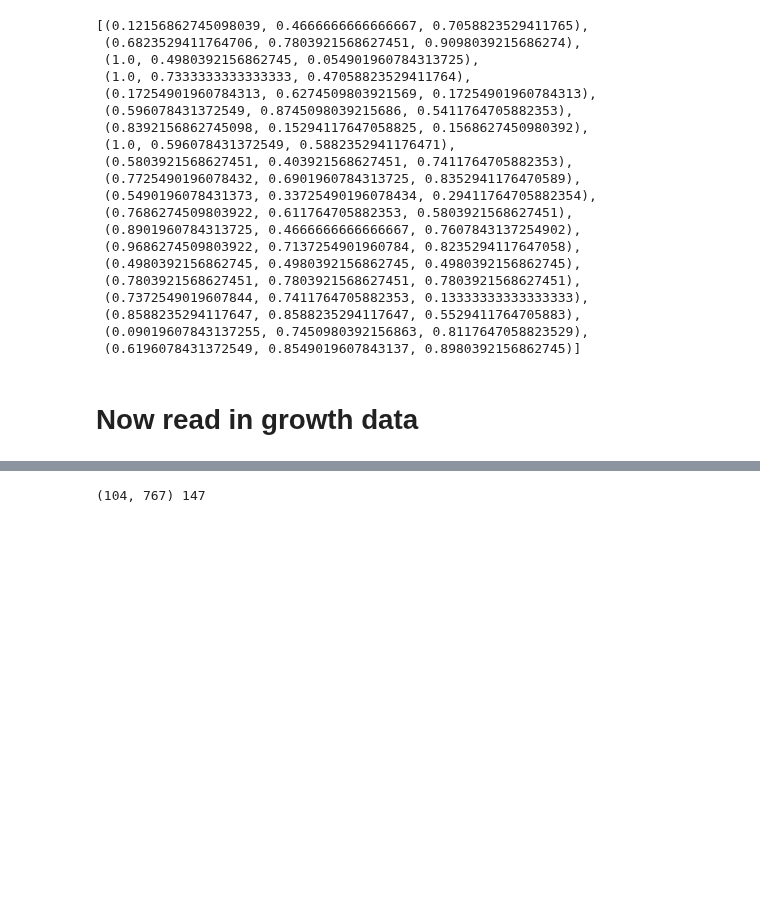
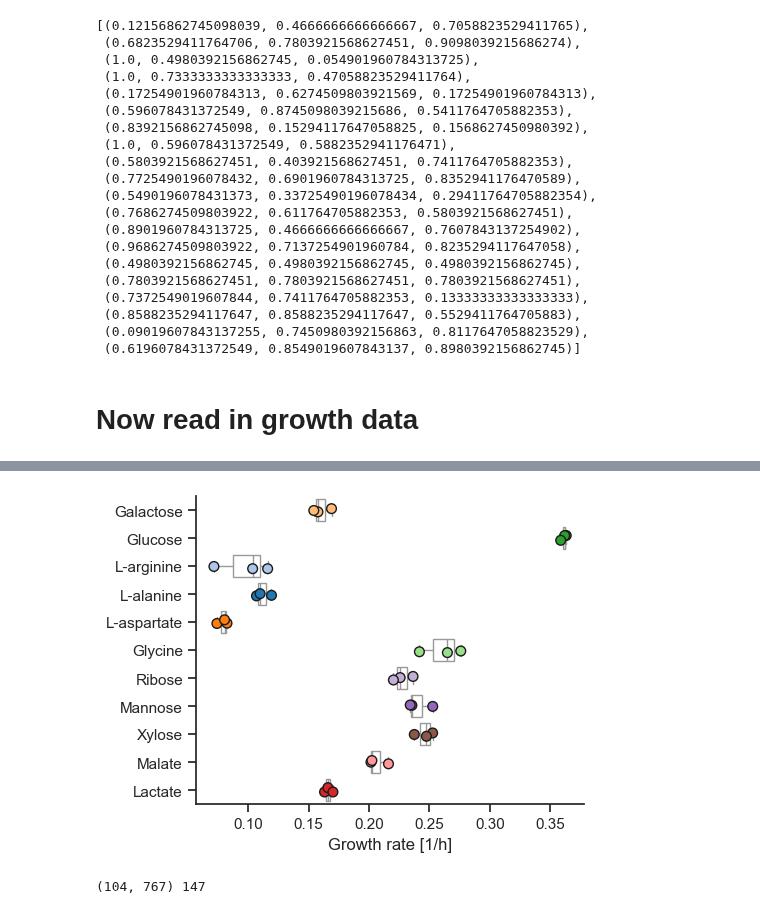
Before and after one commit to sulheim/metabolite-release, a Jupyter notebook: notebooks/1_release_rates/1_sintef_2023/1F_choose_carbon_sources.ipynb, the cells around one changed output, grey strips where cells are left out. Saved outputs shown, nothing was run; the diff lists cells and outputs as text; code cells hidden in the pictures; blank space fills up the shorter version.

```diff
--- a/notebooks/1_release_rates/1_sintef_2023/1F_choose_carbon_sources.ipynb
+++ b/notebooks/1_release_rates/1_sintef_2023/1F_choose_carbon_sources.ipynb
@@ -301,0 +376,12 @@ plt.savefig(figure_folder / 'OD_cs_screen.pdf', bbox_inches='tight')
+# %%
+growth_rate_df = pd.DataFrame(data, columns = ['Carbon source', 'Replicate', 'Growth rate [1/h]', 'OD yield [OD600]'])
+# %%
+fig, ax = plt.subplots(figsize=(5, 4))
+sns.boxplot(data = growth_rate_df, y = 'Carbon source', x = 'Growth rate [1/h]', color = 'w', ax = ax)# hue = 'Carbon source', palette = cs_to_color
+sns.stripplot(data = growth_rate_df, y = 'Carbon source', x = 'Growth rate [1/h]', hue = 'Carbon source',
+              palette = cs_to_color, edgecolor='k', linewidth = 1, s = 7)
+sns.despine()
+plt.ylabel('')
+plt.savefig(figure_folder / 'growth_rate_cs_screen.pdf', bbox_inches='tight')
+# %% [output]
+[figure, added]
```
Also changed, not shown: parts of 14 cells of this notebook, 2 other files.
